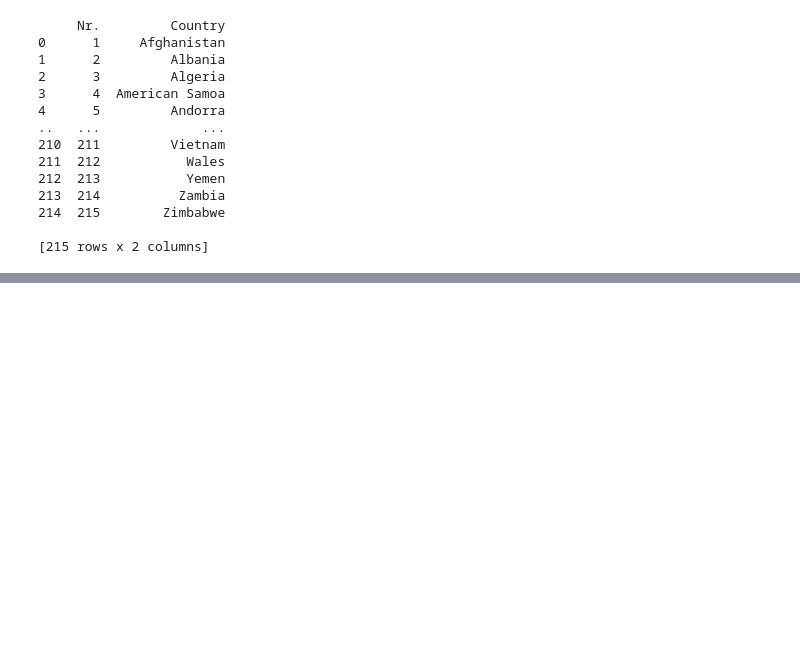
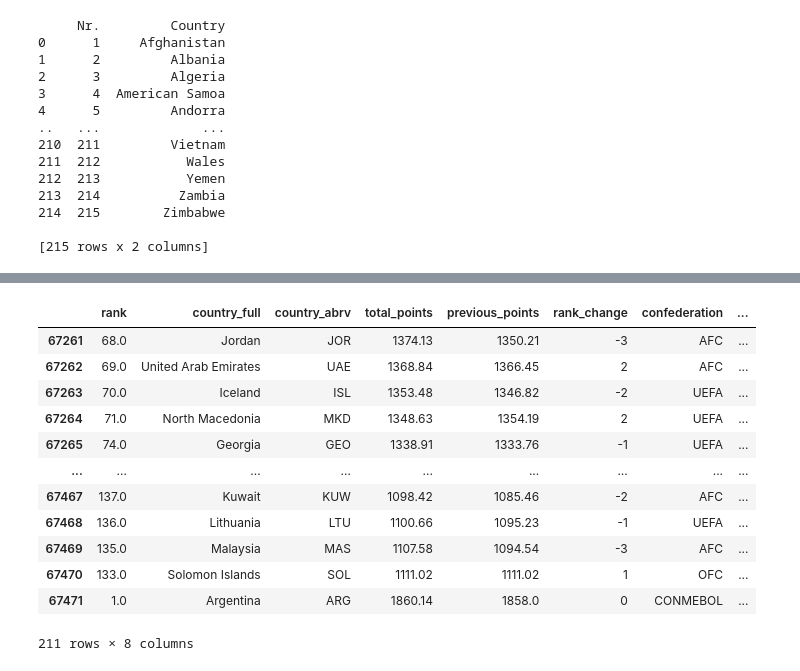
Before and after one commit to ahmad2025-ai/Project_1, a Jupyter notebook: Main.ipynb, the cells around one changed output, grey strips where cells are left out. Saved outputs shown, nothing was run; the diff lists cells and outputs as text; code cells hidden in the pictures; blank space fills up the shorter version.

Commit message:
two dataset added

```diff
--- a/Main.ipynb
+++ b/Main.ipynb
@@ -93,0 +98,14 @@ print(FIFA)
+# %%
+#importing fifa dataset from 1992 till 2024 using Kaggle webseite.
+import csv
+import pandas as pd
+
+# Open and read CSV file
+with open("/Users/ahmadkhalilghamai/Downloads/fifa_ranking-2024-06-20.csv", newline="") as file:
+    reader = csv.reader(file)
+    data = list(reader)
+
+
+ranking_ag = pd.DataFrame(data[1:], columns=data[0])
+
+print(df.head())
@@ -93,0 +178,18 @@ print(FIFA)
+# %%
+
+latest_rankings = ranking_ag[ranking_ag['rank_date'] == "2024-06-20"]
+latest_rankings
+# %% [output]
+|  | rank | country_full | country_abrv | total_points | previous_points | rank_change | confederation | ... |
+| 67261 | 68.0 | Jordan | JOR | 1374.13 | 1350.21 | -3 | AFC | ... |
+| 67262 | 69.0 | United Arab Emirates | UAE | 1368.84 | 1366.45 | 2 | AFC | ... |
+| 67263 | 70.0 | Iceland | ISL | 1353.48 | 1346.82 | -2 | UEFA | ... |
+| 67264 | 71.0 | North Macedonia | MKD | 1348.63 | 1354.19 | 2 | UEFA | ... |
+| 67265 | 74.0 | Georgia | GEO | 1338.91 | 1333.76 | -1 | UEFA | ... |
+| ... | ... | ... | ... | ... | ... | ... | ... | ... |
+| 67467 | 137.0 | Kuwait | KUW | 1098.42 | 1085.46 | -2 | AFC | ... |
+| 67468 | 136.0 | Lithuania | LTU | 1100.66 | 1095.23 | -1 | UEFA | ... |
+| 67469 | 135.0 | Malaysia | MAS | 1107.58 | 1094.54 | -3 | AFC | ... |
+| 67470 | 133.0 | Solomon Islands | SOL | 1111.02 | 1111.02 | 1 | OFC | ... |
+| 67471 | 1.0 | Argentina | ARG | 1860.14 | 1858.0 | 0 | CONMEBOL | ... |
+211 rows × 8 columns
```
Also changed, not shown: parts of 10 cells of this notebook, 4 other files.
